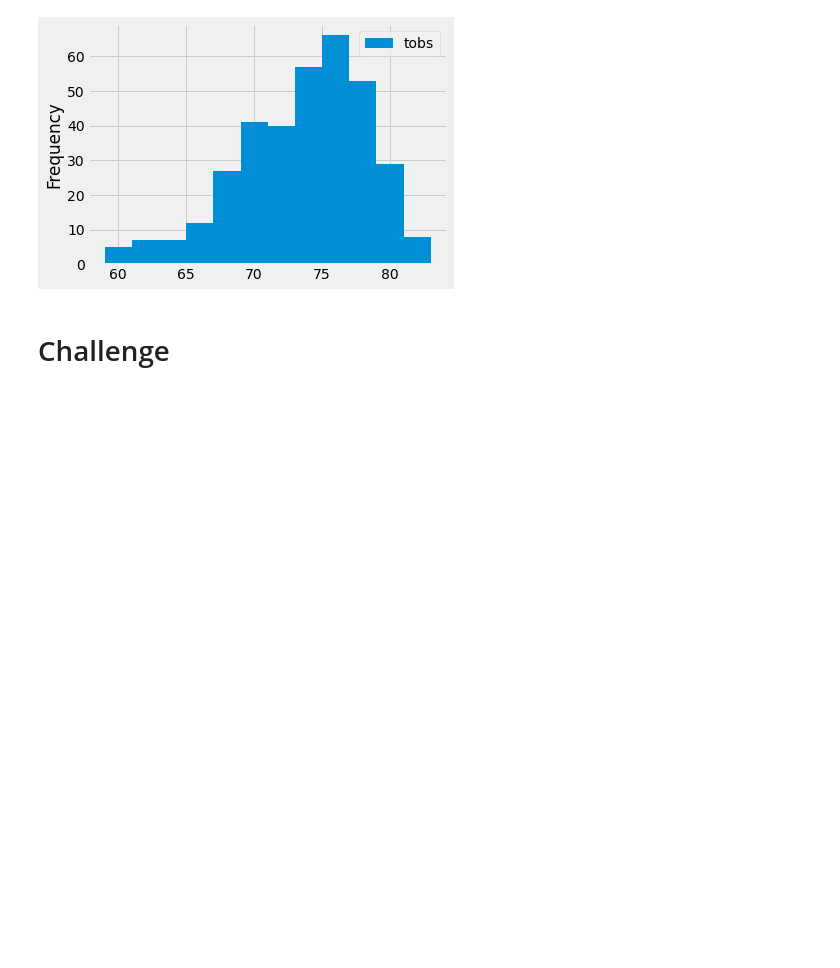
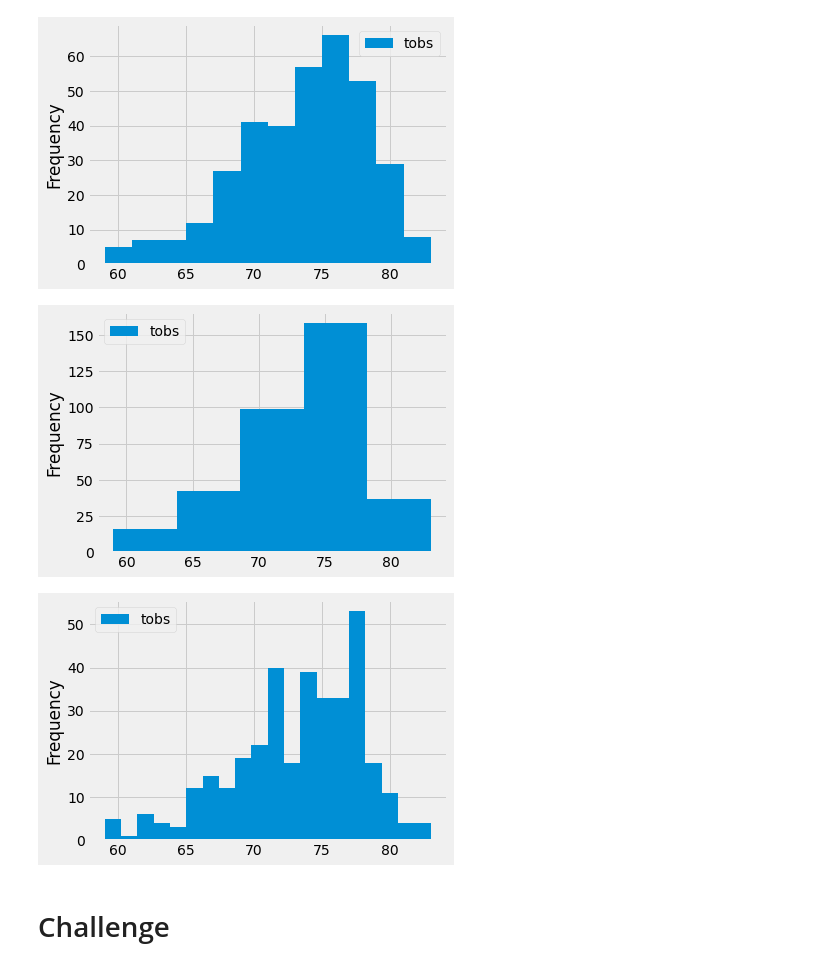
Before and after one commit to JaxWil24/surfs_up, a Jupyter notebook: climate_analysis.ipynb, the cells around one changed output. Saved outputs shown, nothing was run; the diff lists cells and outputs as text; code cells hidden in the pictures; blank space fills up the shorter version.

```diff
--- a/climate_analysis.ipynb
+++ b/climate_analysis.ipynb
@@ -144,6 +144,16 @@ plt.tight_layout()
 
 [352 rows x 1 columns]
 [figure]
+# %%
+# Skill Drill 9.3.4
+df.plot.hist(bins=5)
+plt.tight_layout()
+
+df.plot.hist(bins=20)
+plt.tight_layout()
+# %% [output]
+[figure, added]
+[figure, added]
 # %%
 # Write a function called `calc_temps` that will accept start date and end date in the format '%Y-%m-%d'
 # and return the minimum, average, and maximum temperatures for that range of dates
```
Also changed, not shown: 1 other file.
